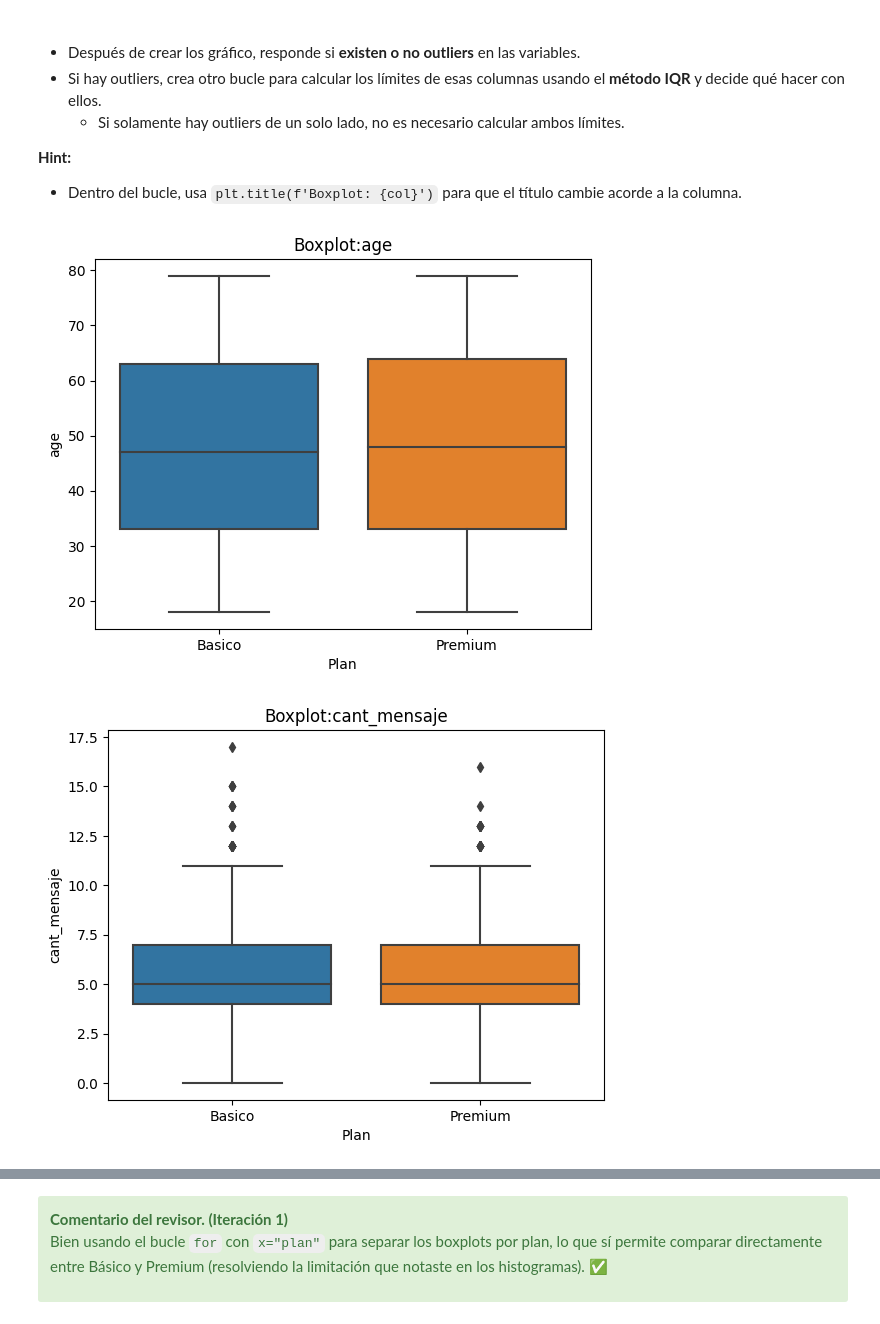
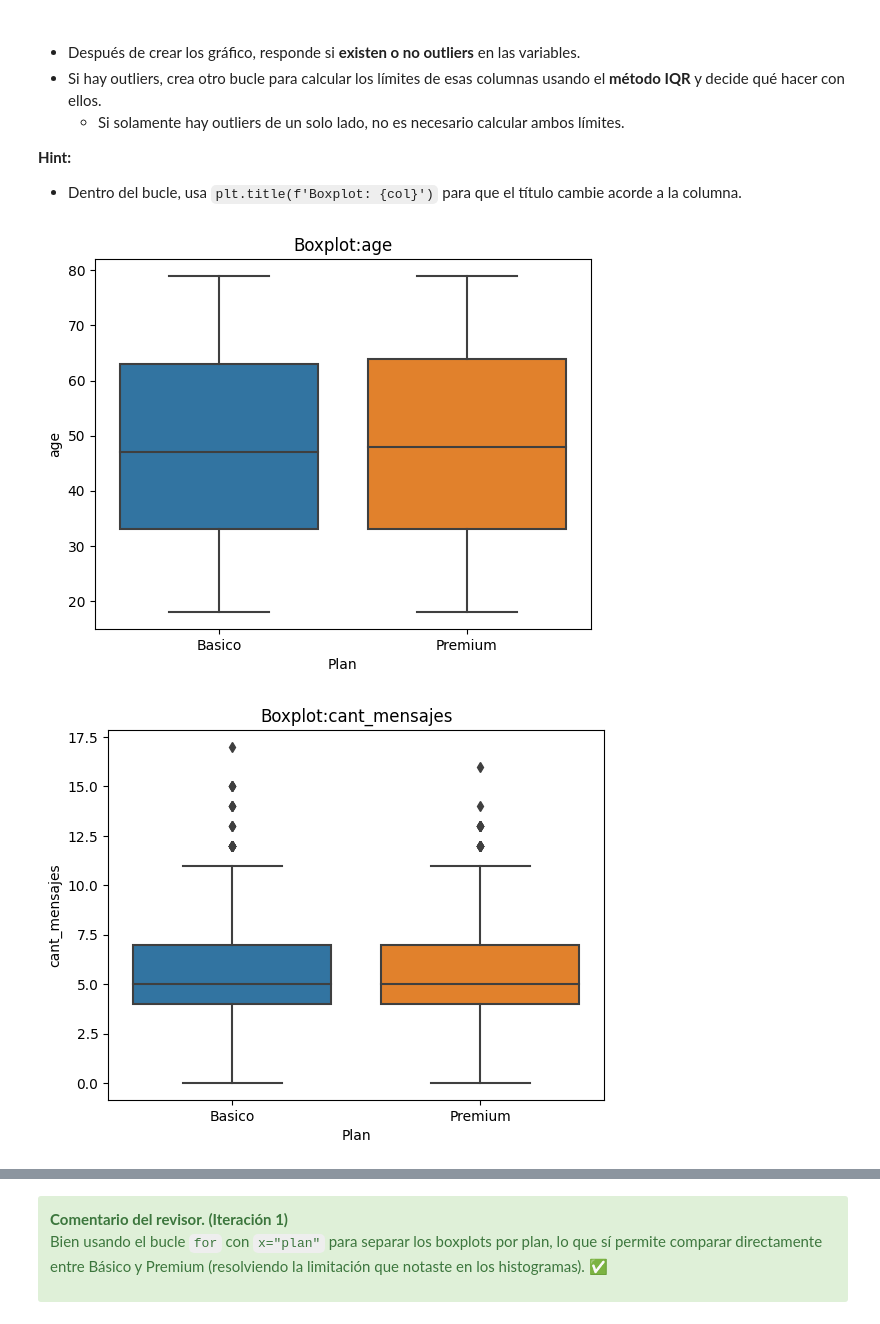
Before and after one commit to iralgom/telecom-analysis, a Jupyter notebook: S7 Version-Estudiante-Project-ConnectaTel.ipynb, the cells around one changed output, grey strips where cells are left out. Saved outputs shown, nothing was run; the diff lists cells and outputs as text; code cells hidden in the pictures.

```diff
--- a/S7 Version-Estudiante-Project-ConnectaTel.ipynb
+++ b/S7 Version-Estudiante-Project-ConnectaTel.ipynb
@@ -917,22 +917,22 @@ Detectar valores extremos en las variables clave de **uso** y **clientes** que p
 - Dentro del bucle, usa `plt.title(f'Boxplot: {col}')` para que el título cambie acorde a la columna.
 # %%
 # Visualizando usando BoxPlot
-columnas_numericas = ['age', 'cant_mensaje', 'cant_llamadas', 'cant_minutos_llamada']
+columnas_numericas = ['age', 'cant_mensajes', 'cant_llamadas', 'cant_minutos_llamada']
 
 for col in columnas_numericas:
     sns.boxplot(
         data = user_profile,
         x = 'plan',
         y = col
     )
     plt.title (f'Boxplot:{col}')
     plt.xlabel('Plan')
     plt.ylabel(col)
 
     plt.show()
 # %% [output]
 [figure]
-[figure, old version]
+[figure, new version]
 [figure]
 [figure]
 # %% [markdown]
```
Also changed, not shown: parts of 7 cells of this notebook.
